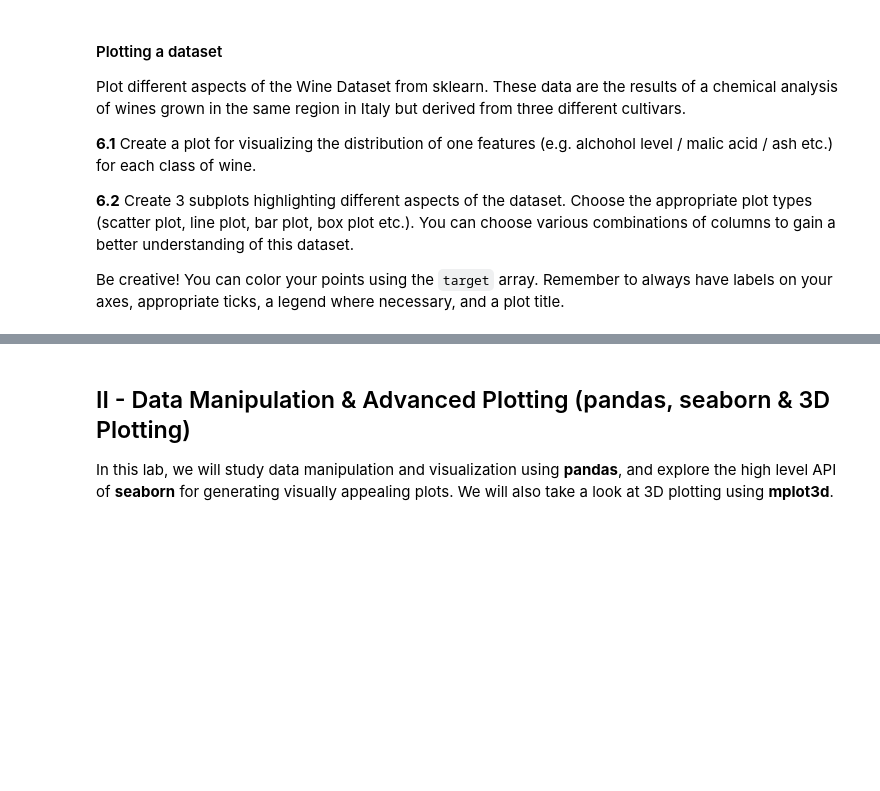
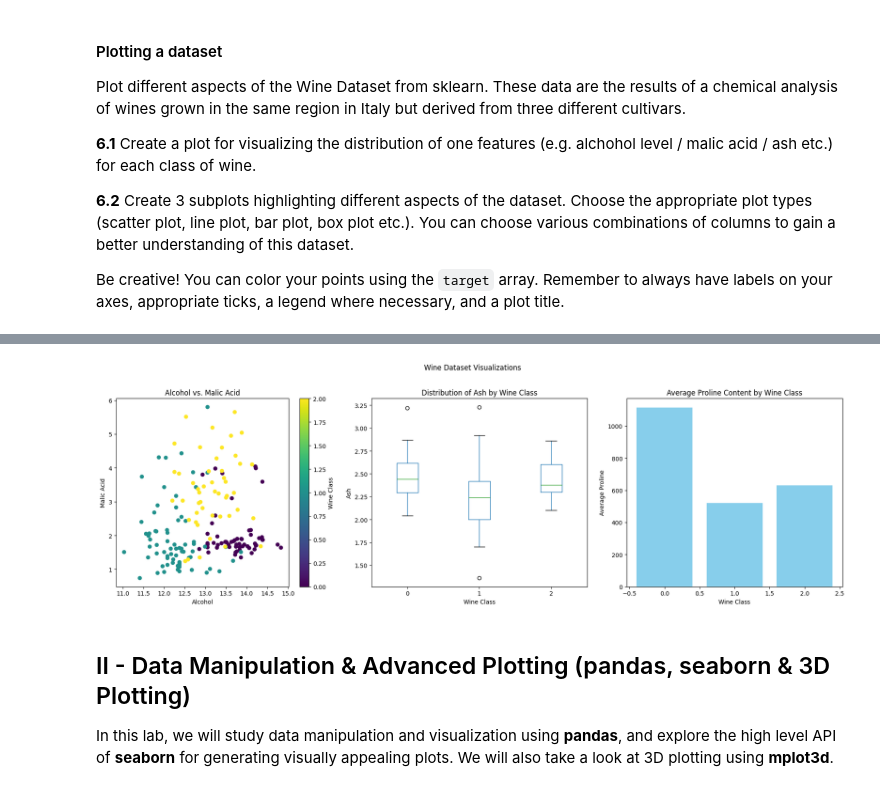
Before and after one commit to Kirigaya-Suguha/Final_Project_6, a Jupyter notebook: Project_6_Data Plots_and_Visualization.ipynb, the cells around one changed output, grey strips where cells are left out. Cells and saved outputs as stored; diff of their text form; code cells hidden in the pictures; blank space fills up the shorter version.

```diff
--- a/Project_6_Data Plots_and_Visualization.ipynb
+++ b/Project_6_Data Plots_and_Visualization.ipynb
@@ -381,3 +397,35 @@ column_names = wine_dataset['feature_names']
+# %%
+# Create subplots
+fig, axes = plt.subplots(1, 3, figsize=(18, 6))
+
+# Scatter Plot: Alcohol vs. Malic Acid
+scatter = axes[0].scatter(df['alcohol'], df['malic_acid'], c=df['target'], cmap='viridis')
+axes[0].set_title('Alcohol vs. Malic Acid')
+axes[0].set_xlabel('Alcohol')
+axes[0].set_ylabel('Malic Acid')
+
+# Box Plot: Distribution of Ash by Wine Class
+df.boxplot(column='ash', by='target', ax=axes[1], grid=False)
+axes[1].set_title('Distribution of Ash by Wine Class')
+axes[1].set_xlabel('Wine Class')
+axes[1].set_ylabel('Ash')
+
+# Bar Plot: Average Proline Content by Wine Class
+avg_proline = df.groupby('target')['proline'].mean()
+axes[2].bar(avg_proline.index, avg_proline.values, color='skyblue')
+axes[2].set_title('Average Proline Content by Wine Class')
+axes[2].set_xlabel('Wine Class')
+axes[2].set_ylabel('Average Proline')
+
+# Add a color bar for the scatter plot
+fig.colorbar(scatter, ax=axes[0], label='Wine Class')
+
+# Adjust layout and add a main title
+plt.suptitle('Wine Dataset Visualizations')
+plt.tight_layout(rect=[0, 0, 1, 0.96])
+plt.show()
+# %% [output]
+[figure, added]
 # %% [markdown]
 ## II - Data Manipulation & Advanced Plotting (pandas, seaborn & 3D Plotting)
 
```
Also changed, not shown: parts of 8 cells of this notebook.
